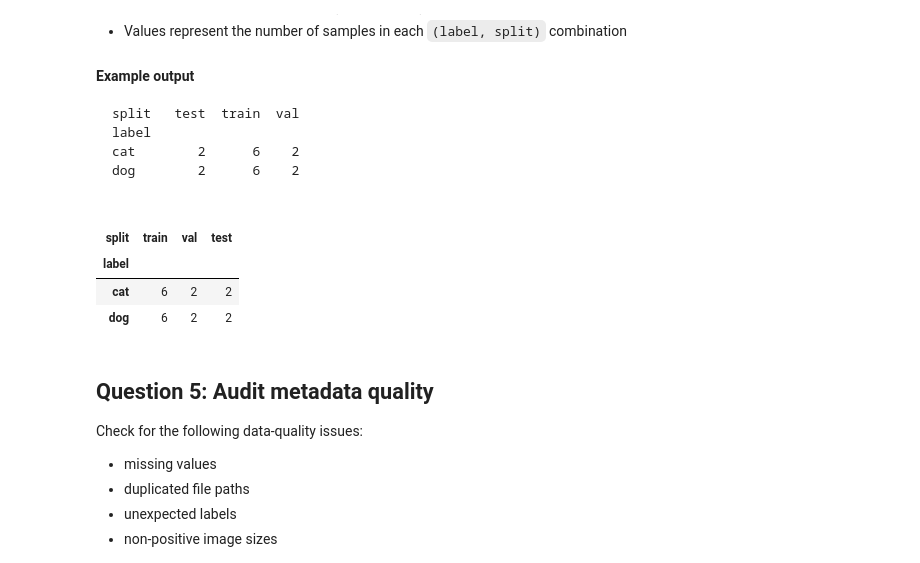
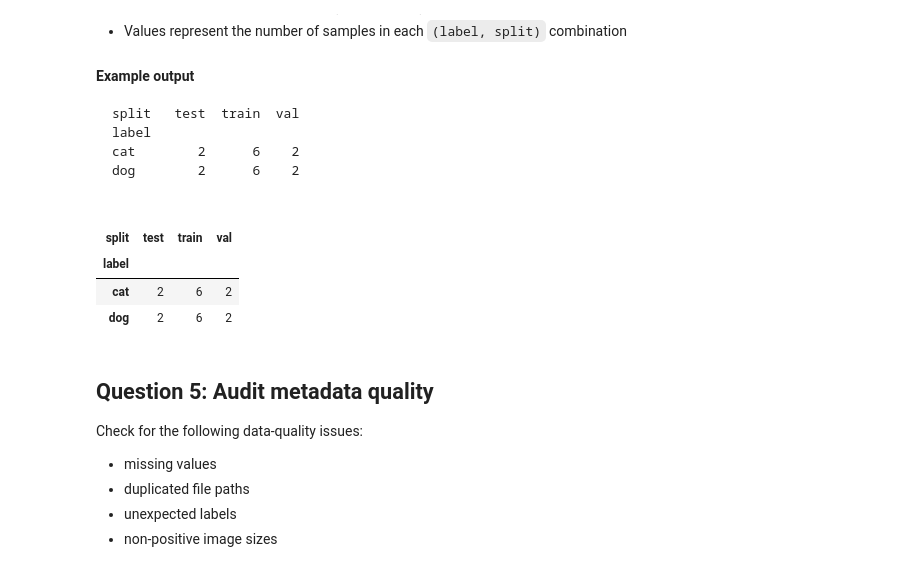
Before and after one commit to vgu-dsai-2026/lab-2-pandas-Thana-nana, a Jupyter notebook: notebook.ipynb, the cells around one changed output. Cells and saved outputs as stored; diff of their text form; code cells hidden in the pictures.

```diff
--- a/notebook.ipynb
+++ b/notebook.ipynb
@@ -281,19 +281,18 @@ dog        2      6    2
 # %%
 def build_label_split_table(frame: pd.DataFrame) -> pd.DataFrame:
     table = pd.crosstab(df["label"], df["split"])
-    table = table.reindex(columns=["train", "val", "test"], fill_value=0)
     return table
 
     raise NotImplementedError("Build the label-by-split count table.")
 
 
 label_split_table = build_label_split_table(df)
 display(label_split_table)
 # %% [output]
-| split | train | val | test |
+| split | test | train | val |
 | label |  |  |  |
-| cat | 6 | 2 | 2 |
-| dog | 6 | 2 | 2 |
+| cat | 2 | 6 | 2 |
+| dog | 2 | 6 | 2 |
 # %% [markdown]
 ## Question 5: Audit metadata quality
 
```
Also changed, not shown: parts of 7 cells of this notebook.
